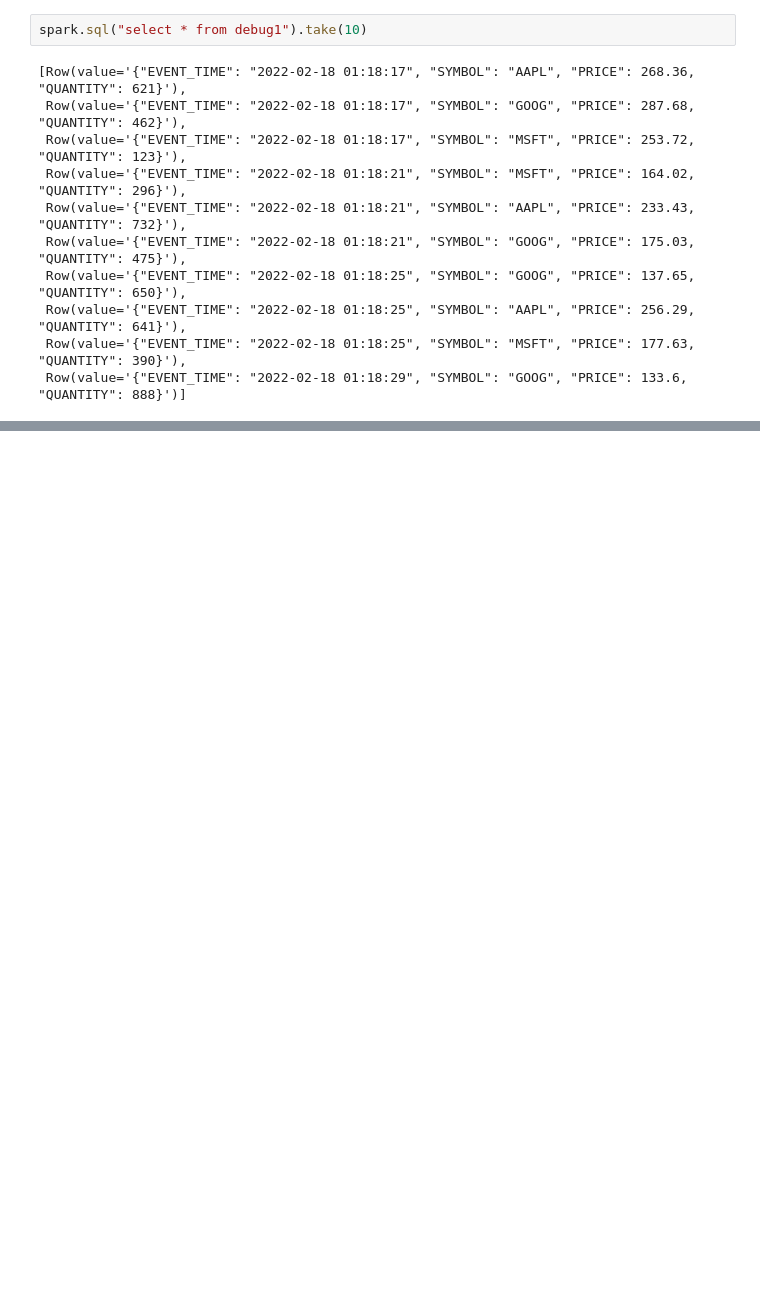
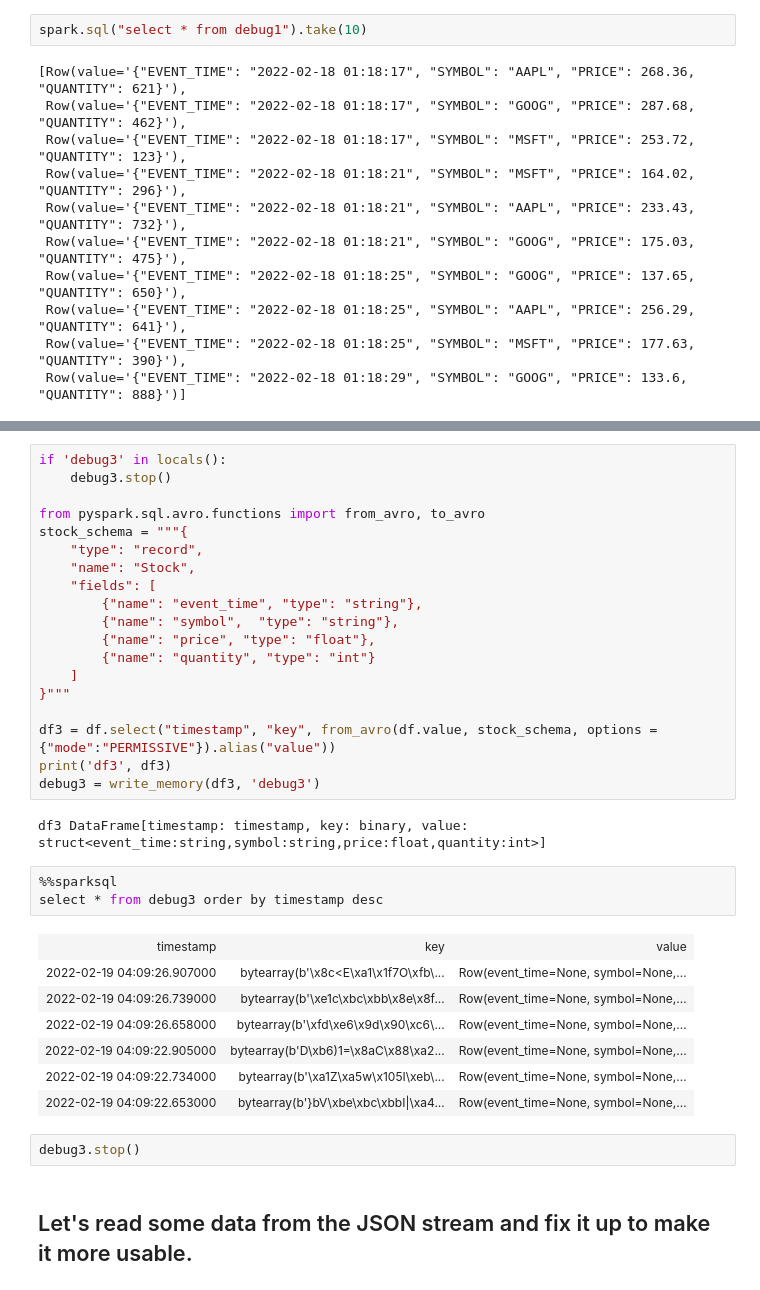
Before and after one commit to roitraining/kafka, a Jupyter notebook: ch02_spark_streaming/Spark-Streaming.ipynb, the cells around one changed output, grey strips where cells are left out. Drawn from its saved outputs; the diff is of its cells as text; blank space fills up the shorter version.

```diff
--- a/ch02_spark_streaming/Spark-Streaming.ipynb
+++ b/ch02_spark_streaming/Spark-Streaming.ipynb
@@ -178,0 +203,36 @@ spark.catalog.listTables()
+# %%
+if 'debug3' in locals():
+    debug3.stop()
+
+from pyspark.sql.avro.functions import from_avro, to_avro
+stock_schema = """{
+    "type": "record",
+    "name": "Stock",
+    "fields": [
+        {"name": "event_time", "type": "string"},
+        {"name": "symbol",  "type": "string"},
+        {"name": "price", "type": "float"},
+        {"name": "quantity", "type": "int"}
+    ]
+}"""
+
+df3 = df.select("timestamp", "key", from_avro(df.value, stock_schema, options = {"mode":"PERMISSIVE"}).alias("value"))
+print('df3', df3)
+debug3 = write_memory(df3, 'debug3')
+# %% [output]
+df3 DataFrame[timestamp: timestamp, key: binary, value: struct<event_time:string,symbol:string,price:float,quantity:int>]
+# %%
+%%sparksql
+select * from debug3 order by timestamp desc
+# %% [output]
+| timestamp | key | value |
+| 2022-02-19 04:09:26.907000 | bytearray(b'\x8c<E\xa1\x1f7O\xfb\... | Row(event_time=None, symbol=None,... |
+| 2022-02-19 04:09:26.739000 | bytearray(b'\xe1c\xbc\xbb\x8e\x8f... | Row(event_time=None, symbol=None,... |
+| 2022-02-19 04:09:26.658000 | bytearray(b'\xfd\xe6\x9d\x90\xc6\... | Row(event_time=None, symbol=None,... |
+| 2022-02-19 04:09:22.905000 | bytearray(b'D\xb6)1=\x8aC\x88\xa2... | Row(event_time=None, symbol=None,... |
+| 2022-02-19 04:09:22.734000 | bytearray(b'\xa1Z\xa5w\x105I\xeb\... | Row(event_time=None, symbol=None,... |
+| 2022-02-19 04:09:22.653000 | bytearray(b'}bV\xbe\xbc\xbbI|\xa4... | Row(event_time=None, symbol=None,... |
+# %%
+debug3.stop()
+# %% [markdown]
+## Let's read some data from the JSON stream and fix it up to make it more usable.
```
Also changed, not shown: parts of 35 cells of this notebook, 1 other file.
